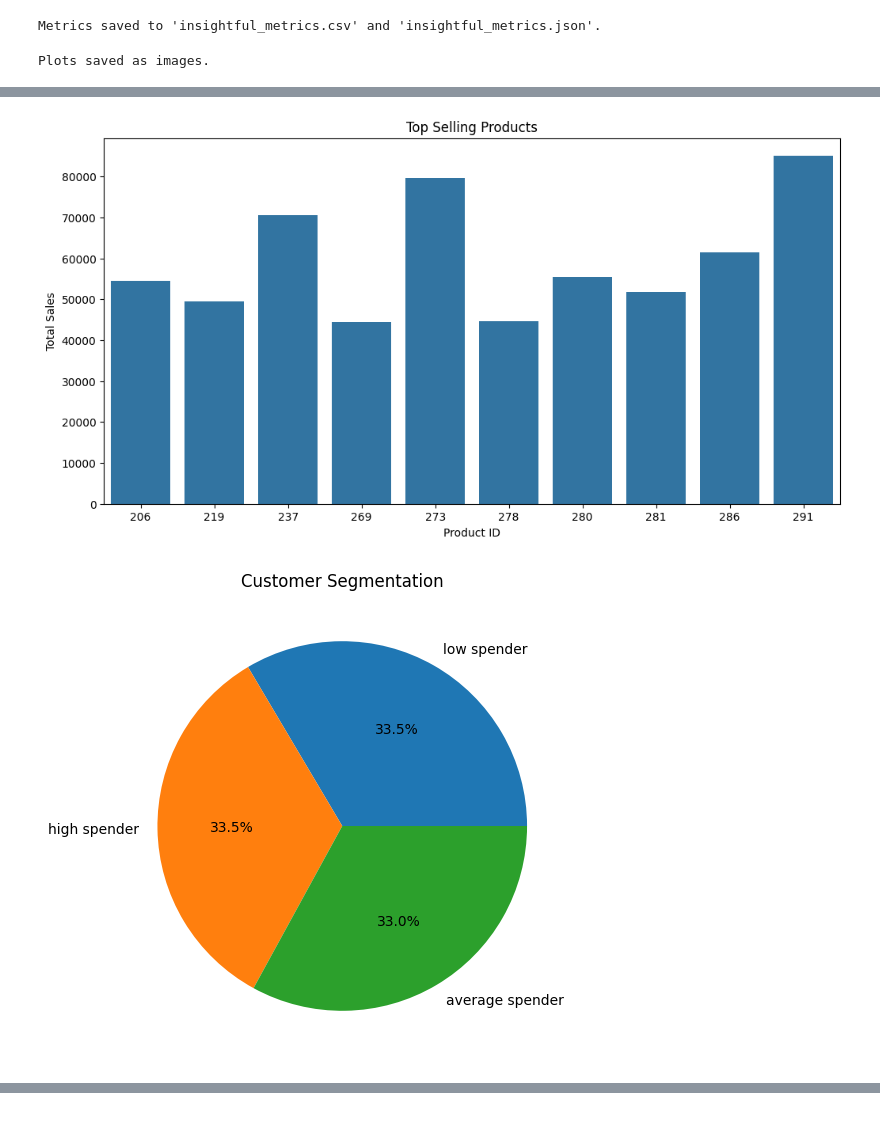
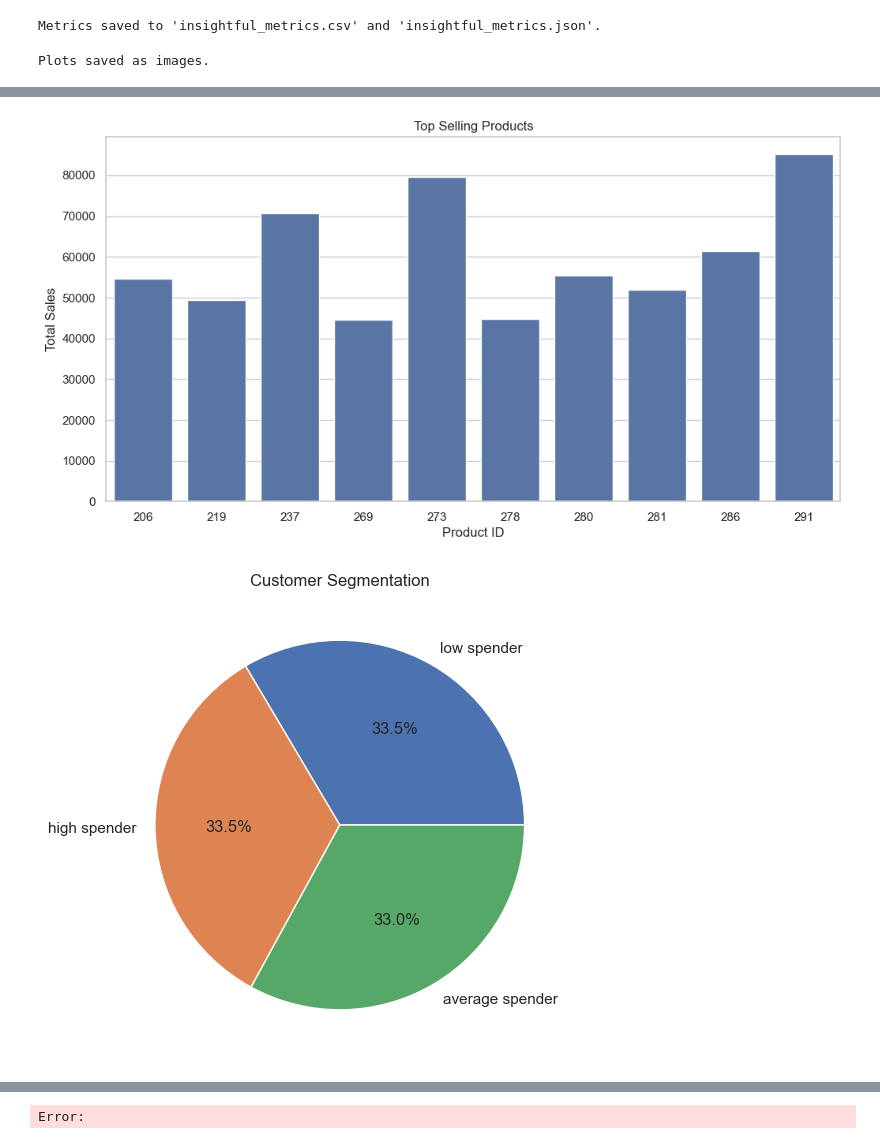
Before and after one commit to HarjotSK1/Data-Pipelines, a Jupyter notebook: Data Pipeline Process.ipynb, the cells around one changed output, grey strips where cells are left out. Saved outputs shown, nothing was run; the diff lists cells and outputs as text; code cells hidden in the pictures.

```diff
--- a/Data Pipeline Process.ipynb
+++ b/Data Pipeline Process.ipynb
@@ -505,6 +505,9 @@ print("Metrics saved to 'insightful_metrics.csv' and 'insightful_metrics.json'."
 Metrics saved to 'insightful_metrics.csv' and 'insightful_metrics.json'.
 # %%
 # SAVE PLOTS AS IMAGES
+
+# Set a basic aesthetic style
+sns.set_theme(style="whitegrid")
 
 # Save the sales trend over time plot as an image
 plt.figure(figsize=(12, 6))
@@ -606,2 +609,2 @@ Plots saved as images.
-[figure, old version]
+[figure, new version]
-[figure, old version]
+[figure, new version]
@@ -611,0 +615 @@ Plots saved as images.
+Error:
```
Also changed, not shown: parts of 2 cells of this notebook, 11 other files.
